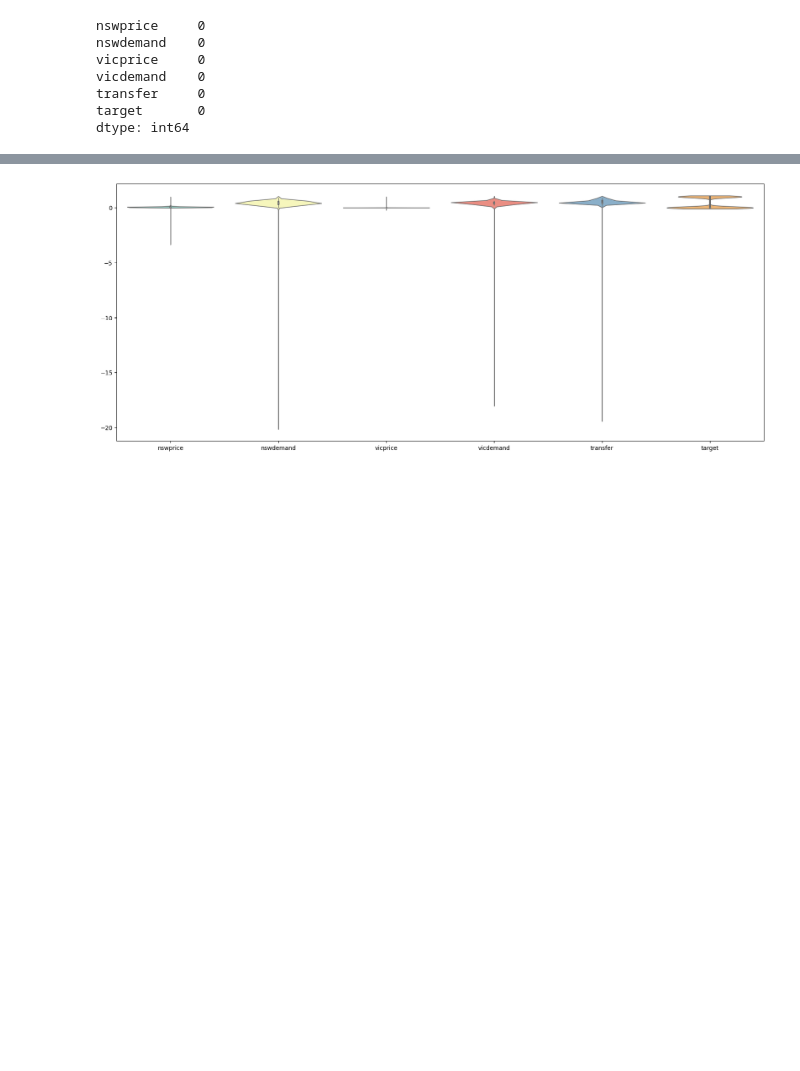
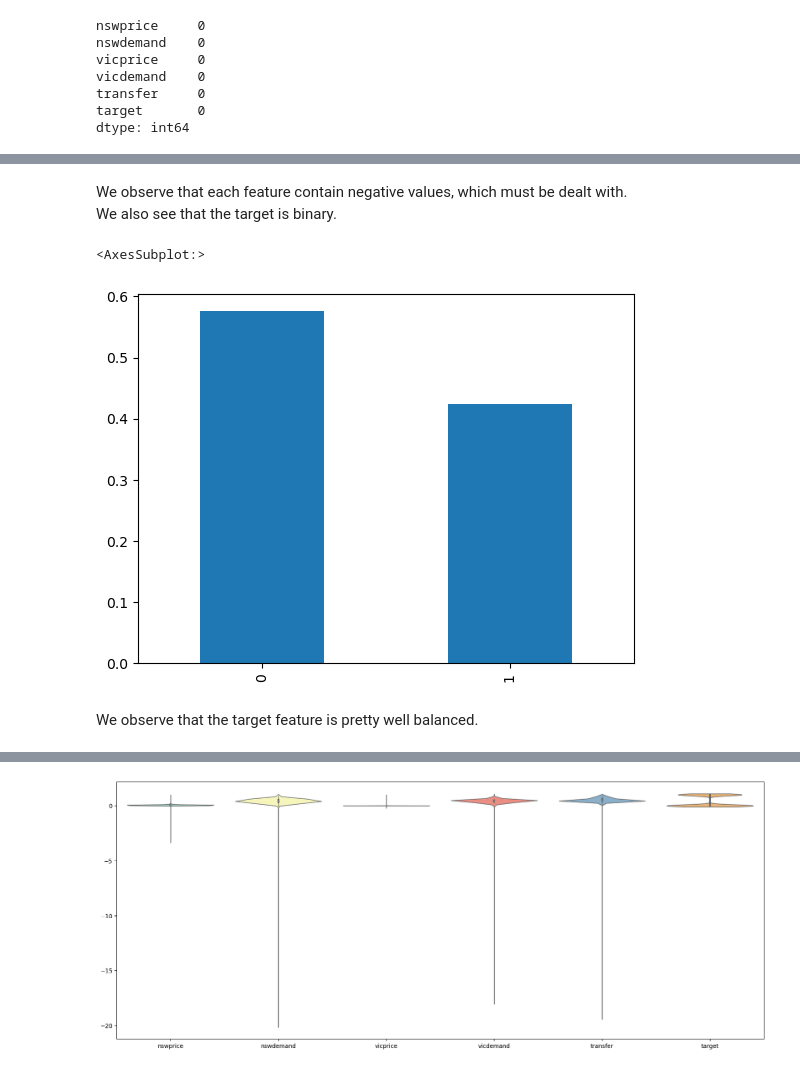
Before and after one commit to KristofferHemm/electricityprice, a Jupyter notebook: electricityprice.ipynb, the cells around one changed output, grey strips where cells are left out. Cells and saved outputs as stored; diff of their text form; code cells hidden in the pictures; blank space fills up the shorter version.

```diff
--- a/electricityprice.ipynb
+++ b/electricityprice.ipynb
@@ -66,0 +73,11 @@ plt.show()
+# %% [markdown]
+We observe that each feature contain negative values, which must be dealt with.
+We also see that the target is binary.
+# %%
+# Lets look at the distribution of the taget feature
+raw_df['target'].value_counts(normalize=True).plot(kind='bar')
+# %% [output]
+<AxesSubplot:>
+[figure, added]
+# %% [markdown]
+We observe that the target feature is pretty well balanced.
```
Also changed, not shown: parts of 14 cells of this notebook.
